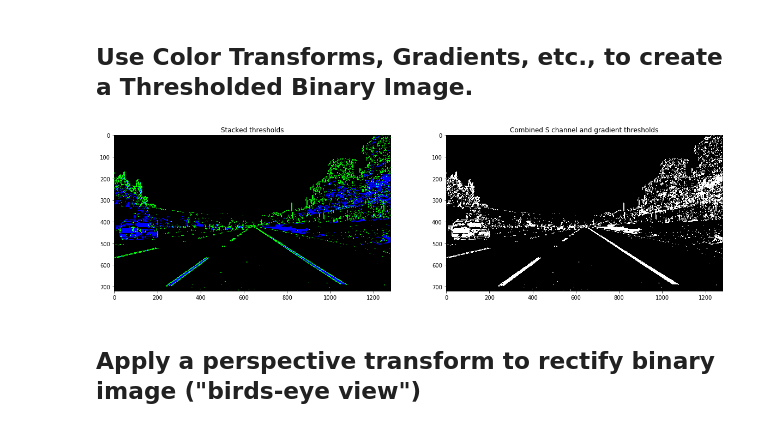
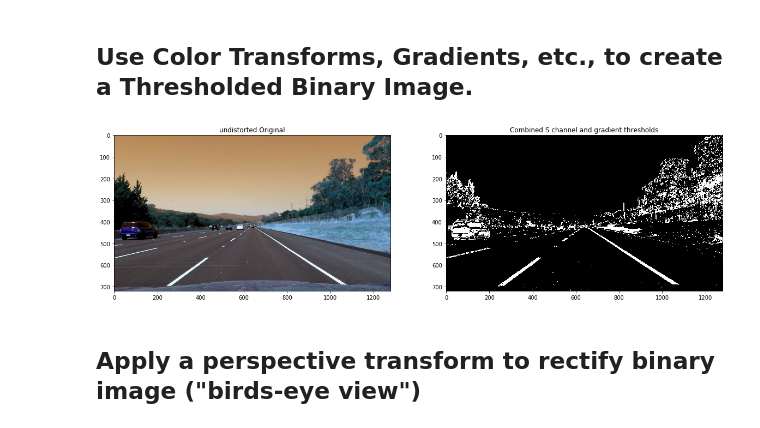
Before and after one commit to demigecko/CarND-Advanced-Lane-Lines, a Jupyter notebook: Advanced-Lane-Lines.ipynb, the cells around one changed output. Saved outputs shown, nothing was run; the diff lists cells and outputs as text; code cells hidden in the pictures.

```diff
--- a/Advanced-Lane-Lines.ipynb
+++ b/Advanced-Lane-Lines.ipynb
@@ -150,53 +114,51 @@ plt.savefig("output_images/undistort_test1.png") # To save figure
 # %% [markdown]
 ## Use Color Transforms, Gradients, etc., to create a Thresholded Binary Image.
 # %%
-#img = mpimg.imread('test_images/test6.jpg')
-img = undistorted
 # Convert to HLS color space and separate the S channel
-# Note: img is the undistorted image
-hls = cv2.cvtColor(img, cv2.COLOR_RGB2HLS)
-s_channel = hls[:,:,2]
+# Note: the input "img" is the undistorted image
+
+def advance_combo(img, thresh=(20, 200), s_thresh=(120,255)):
+    hls = cv2.cvtColor(img, cv2.COLOR_RGB2HLS)
+    s_channel = hls[:,:,2]
 
 # Grayscale image
 # NOTE: we already saw that standard grayscaling lost color information for the lane lines
 # Explore gradients in other colors spaces / color channels to see what might work better
-gray = cv2.cvtColor(img, cv2.COLOR_RGB2GRAY)
+    gray = cv2.cvtColor(img, cv2.COLOR_RGB2GRAY)
 
 # Sobel x
-sobelx = cv2.Sobel(gray, cv2.CV_64F, 1, 0) # Take the derivative in x
-abs_sobelx = np.absolute(sobelx) # Absolute x derivative to accentuate lines away from horizontal
-scaled_sobel = np.uint8(255*abs_sobelx/np.max(abs_sobelx))
+    sobelx = cv2.Sobel(gray, cv2.CV_64F, 1, 0) # Take the derivative in x
+    abs_sobelx = np.absolute(sobelx) # Absolute x derivative to accentuate lines away from horizontal
+    scaled_sobel = np.uint8(255*abs_sobelx/np.max(abs_sobelx))
 
 # Threshold x gradient
-thresh_min = 20 #20
-thresh_max = 200 #100
-sxbinary = np.zeros_like(scaled_sobel)
-sxbinary[(scaled_sobel >= thresh_min) & (scaled_sobel <= thresh_max)] = 1
+    sxbinary = np.zeros_like(scaled_sobel)
+    sxbinary[(scaled_sobel >= thresh[0]) & (scaled_sobel <= thresh[1])] = 1
 
 # Threshold color channel
-s_thresh_min = 120 #170
-s_thresh_max = 255 #255
-s_binary = np.zeros_like(s_channel)
-s_binary[(s_channel >= s_thresh_min) & (s_channel <= s_thresh_max)] = 1
+    s_binary = np.zeros_like(s_channel)
+    s_binary[(s_channel >= s_thresh[0]) & (s_channel <= s_thresh[1])] = 1
 
 # Stack each channel to view their individual contributions in green and blue respectively
 # This returns a stack of the two binary images, whose components you can see as different colors
-color_binary = np.dstack(( np.zeros_like(sxbinary), sxbinary, s_binary)) * 255
+    color_binary = np.dstack(( np.zeros_like(sxbinary), sxbinary, s_binary)) * 255
 
 # Combine the two binary thresholds
-combined_binary = np.zeros_like(sxbinary)
-combined_binary[(s_binary == 1) | (sxbinary == 1)] = 1
+    combined_binary = np.zeros_like(sxbinary)
+    combined_binary[(s_binary == 1) | (sxbinary == 1)] = 1
+    return combined_binary
 
 # Plotting thresholded images
+combo = advance_combo(undistorted,thresh=(20, 200), s_thresh=(120,255))
 f, (ax1, ax2) = plt.subplots(1, 2, figsize=(20,10))
-ax1.set_title('Stacked thresholds')
-ax1.imshow(color_binary)
+ax1.set_title('Undistorted Original')
+ax1.imshow(undistorted)
 
 ax2.set_title('Combined S channel and gradient thresholds')
-ax2.imshow(combined_binary, cmap='gray')
+ax2.imshow(combo, cmap='gray')
 plt.savefig("output_images/binary_combo_final.png")
 # %% [output]
-[figure, old version]
+[figure, new version]
 # %% [markdown]
 ## Apply a perspective transform to rectify binary image ("birds-eye view")
 # %% [markdown]
```
Also changed, not shown: parts of 12 cells of this notebook, 2 other files.
